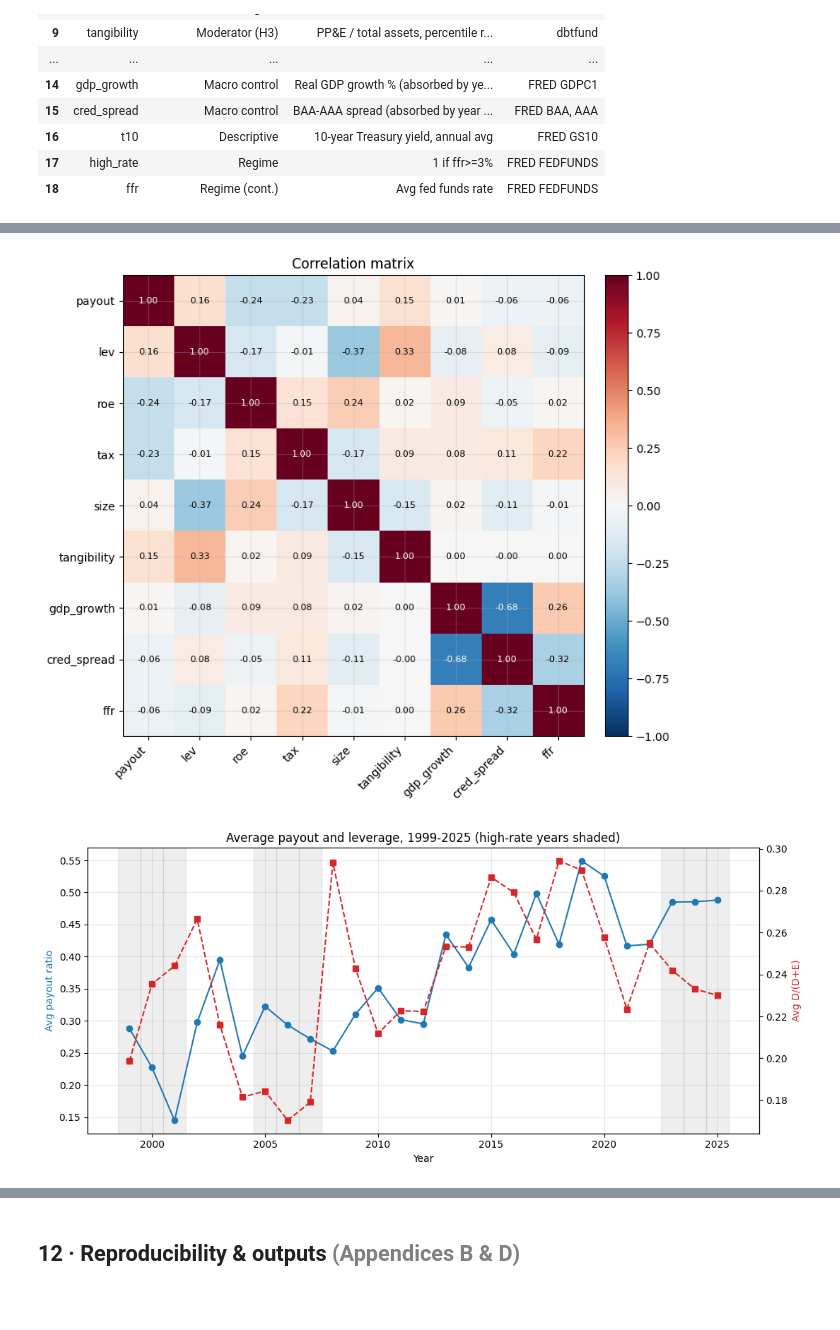
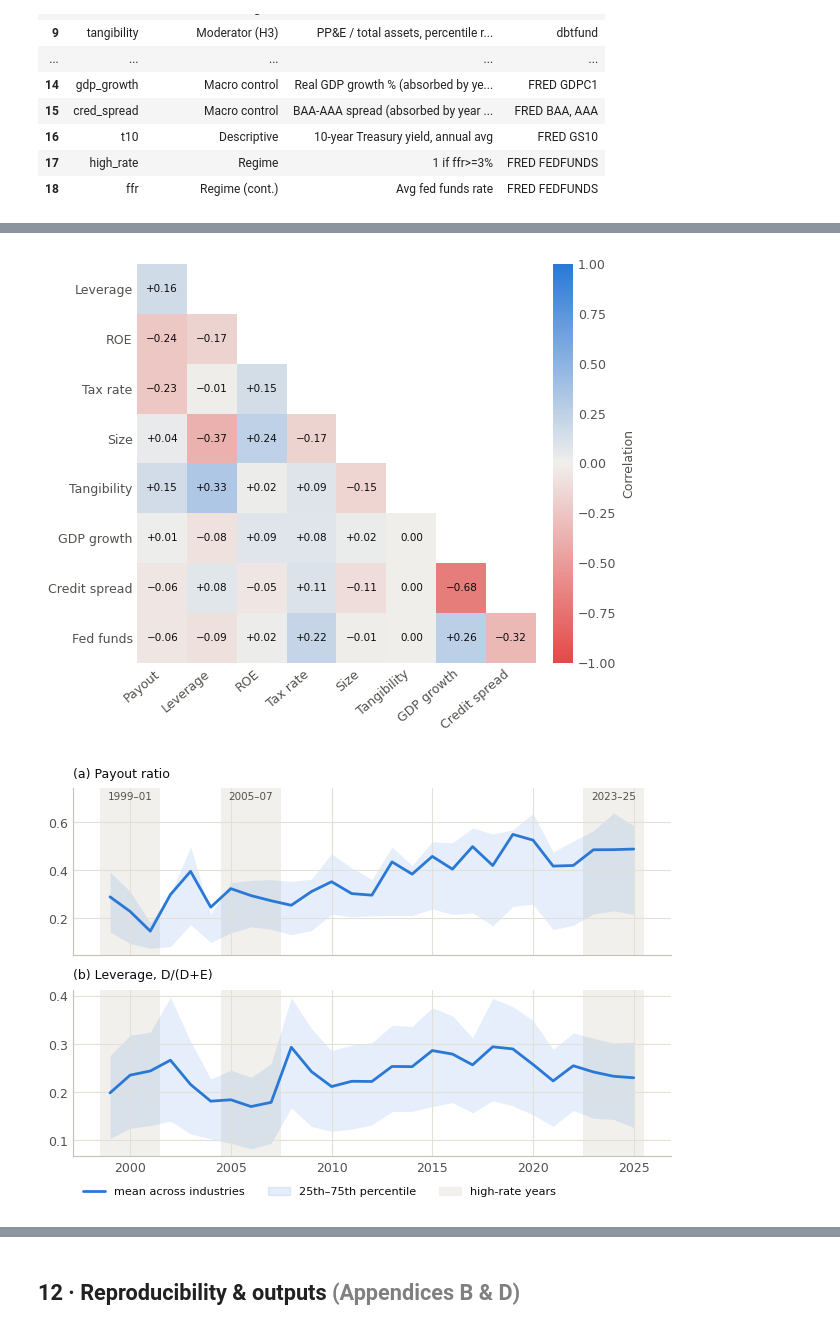
Before and after one commit to MilanKalajdzic/Master-Thesis, a Jupyter notebook: thesis_analysis.ipynb, the cells around one changed output, grey strips where cells are left out. Cells and saved outputs as stored; diff of their text form; code cells hidden in the pictures; blank space fills up the shorter version.

```diff
--- a/thesis_analysis.ipynb
+++ b/thesis_analysis.ipynb
@@ -58,7 +58,6 @@ import numpy as np, pandas as pd
 import matplotlib.pyplot as plt
 warnings.filterwarnings("ignore")
 pd.set_option("display.width", 170); pd.set_option("display.max_columns", 70)
-plt.rcParams.update({"figure.figsize": (9, 5), "axes.grid": True, "grid.alpha": .3})
 try:
     import paylev
 except ImportError:                 # package not installed: use the copy in src/
@@ -68,6 +67,9 @@ try:
     HAVE_LM = True
 except Exception:
     HAVE_LM = False; print("linearmodels missing -> %pip install linearmodels")
+from paylev.plotting import THEMES, use as use_theme, save as save_fig, dot, runs, shade, diverging, ink_on, minus
+T = use_theme(THEMES["print"], base_size=9)   # figures: white page, drawn at A4 text width (6.5 in), 9 pt text
+FIG_DPI = 300
 print("Python", sys.version.split()[0], "| pandas", pd.__version__, "| paylev", paylev.__version__)
 # %% [output]
 Python 3.11.15 | pandas 3.0.2 | paylev 1.0.0
@@ -1621,34 +1646,49 @@ appendix_A.to_csv(OUTDIR / "appendix_A_variable_definitions.csv", index=False);
 # %%
-# Fig 1 — correlation heatmap
-cv = [c for c in ["payout", "lev", "roe", "tax", "size", "tangibility",
-                  "gdp_growth", "cred_spread", "ffr"] if c in panel and panel[c].notna().any()]
-C = panel[cv].corr()
-fig, ax = plt.subplots(figsize=(8, 7)); im = ax.imshow(C.values, vmin=-1, vmax=1, cmap="RdBu_r")
-ax.set_xticks(range(len(cv))); ax.set_xticklabels(cv, rotation=45, ha="right")
-ax.set_yticks(range(len(cv))); ax.set_yticklabels(cv)
-for i in range(len(cv)):
-    for j in range(len(cv)):
-        v = C.values[i, j]
-        ax.text(j, i, f"{v:.2f}", ha="center", va="center", fontsize=8,
-                color="white" if abs(v) > .55 else "black")
-fig.colorbar(im, fraction=0.046, pad=0.04); ax.set_title("Correlation matrix")
-fig.tight_layout(); fig.savefig(OUTDIR / "fig_corr_heatmap.png", dpi=150); plt.show()
+# Fig 1 — correlation matrix (lower triangle)
+NAMES = {"payout": "Payout", "lev": "Leverage", "roe": "ROE", "tax": "Tax rate", "size": "Size",
+         "tangibility": "Tangibility", "gdp_growth": "GDP growth", "cred_spread": "Credit spread", "ffr": "Fed funds"}
+cv = [c for c in NAMES if c in panel and panel[c].notna().any()]
+corr = panel[cv].corr().to_numpy()
+M = np.where(np.tril(np.ones_like(corr), -1).astype(bool), corr, np.nan)[1:, :-1]
+cmap = diverging(T)
+fig, ax = plt.subplots(figsize=(6.5, 5.0))
+im = ax.imshow(M, vmin=-1, vmax=1, cmap=cmap)
+for i in range(M.shape[0]):
+    for j in range(M.shape[1]):
+        if not np.isnan(M[i, j]):
+            ax.text(j, i, minus(M[i, j], "+.2f"), ha="center", va="center", fontsize=7.5,
+                    color=ink_on(cmap((M[i, j] + 1) / 2), T))
+ax.set_xticks(range(len(cv) - 1)); ax.set_xticklabels([NAMES[c] for c in cv[:-1]], rotation=40, ha="right")
+ax.set_yticks(range(len(cv) - 1)); ax.set_yticklabels([NAMES[c] for c in cv[1:]])
+ax.grid(False)
+for s in ax.spines.values():
+    s.set_visible(False)
+cb = fig.colorbar(im, fraction=0.04, pad=0.03); cb.outline.set_visible(False); cb.ax.tick_params(length=0)
+cb.set_label("Correlation", color=T["ink2"])
+fig.tight_layout(); save_fig(fig, OUTDIR / "fig_corr_heatmap.png", dpi=FIG_DPI, close=False, quantize=False); plt.show()
 # %% [output]
-[figure, old version]
+[figure, new version]
 # %%
-# Fig 2 — avg payout & leverage over time, high-rate years shaded
-ts = panel.groupby("year")[["payout", "lev"]].mean()
-hi_years = set(macro.loc[macro.high_rate == 1, "year"])
-fig, ax1 = plt.subplots(figsize=(11, 5))
-ax1.plot(ts.index, ts["payout"], "o-", color="tab:blue", label="Avg payout")
-ax1.set_ylabel("Avg payout ratio", color="tab:blue"); ax2 = ax1.twinx()
-ax2.plot(ts.index, ts["lev"], "s--", color="tab:red", label="Avg leverage")
-ax2.set_ylabel("Avg D/(D+E)", color="tab:red"); ax2.grid(False)
-for y in hi_years:
-    if y in ts.index: ax1.axvspan(y - .5, y + .5, color="gray", alpha=.13)
-ax1.set_title("Average payout and leverage, 1999-2025 (high-rate years shaded)")
-ax1.set_xlabel("Year"); fig.tight_layout()
-fig.savefig(OUTDIR / "fig_payout_leverage_ts.png", dpi=150); plt.show()
+# Fig 2 — payout and leverage over time: mean and interquartile range, high-rate years shaded
+years_ = sorted(panel["year"].unique())
+episodes = runs(years_, [y in set(macro.loc[macro.high_rate == 1, "year"]) for y in years_])
+fig, axes = plt.subplots(2, 1, figsize=(6.5, 4.6), sharex=True)
+for ax, v, title in [(axes[0], "payout", "(a) Payout ratio"), (axes[1], "lev", "(b) Leverage, D/(D+E)")]:
+    g = panel.groupby("year")[v]
+    shade(ax, episodes, T, color=T["band"], alpha=1)
+    ax.fill_between(years_, g.quantile(.25), g.quantile(.75), color=T["s1"], alpha=.12, lw=0)
+    ax.plot(years_, g.mean(), color=T["s1"])
+    ax.set_title(title)
+ylo, yhi = axes[0].get_ylim(); axes[0].set_ylim(ylo, yhi + .12 * (yhi - ylo))   # headroom for the labels
+for ep in episodes:
+    axes[0].text((ep[0] + ep[-1]) / 2, .98, f"{ep[0]}–{str(ep[-1])[2:]}", transform=axes[0].get_xaxis_transform(),
+                 ha="center", va="top", fontsize=7.5, color=T["ink2"])
+from matplotlib.patches import Patch
+from matplotlib.lines import Line2D
+axes[1].legend([Line2D([], [], color=T["s1"]), Patch(color=T["s1"], alpha=.12), Patch(color=T["band"])],
+               ["mean across industries", "25th–75th percentile", "high-rate years"], loc="upper left", ncol=3,
+               bbox_to_anchor=(0, -0.12))
+fig.tight_layout(); save_fig(fig, OUTDIR / "fig_payout_leverage_ts.png", dpi=FIG_DPI, close=False); plt.show()
 # %% [output]
-[figure, old version]
+[figure, new version]
 # %%
```
Also changed, not shown: parts of 6 cells of this notebook, 19 other files.
